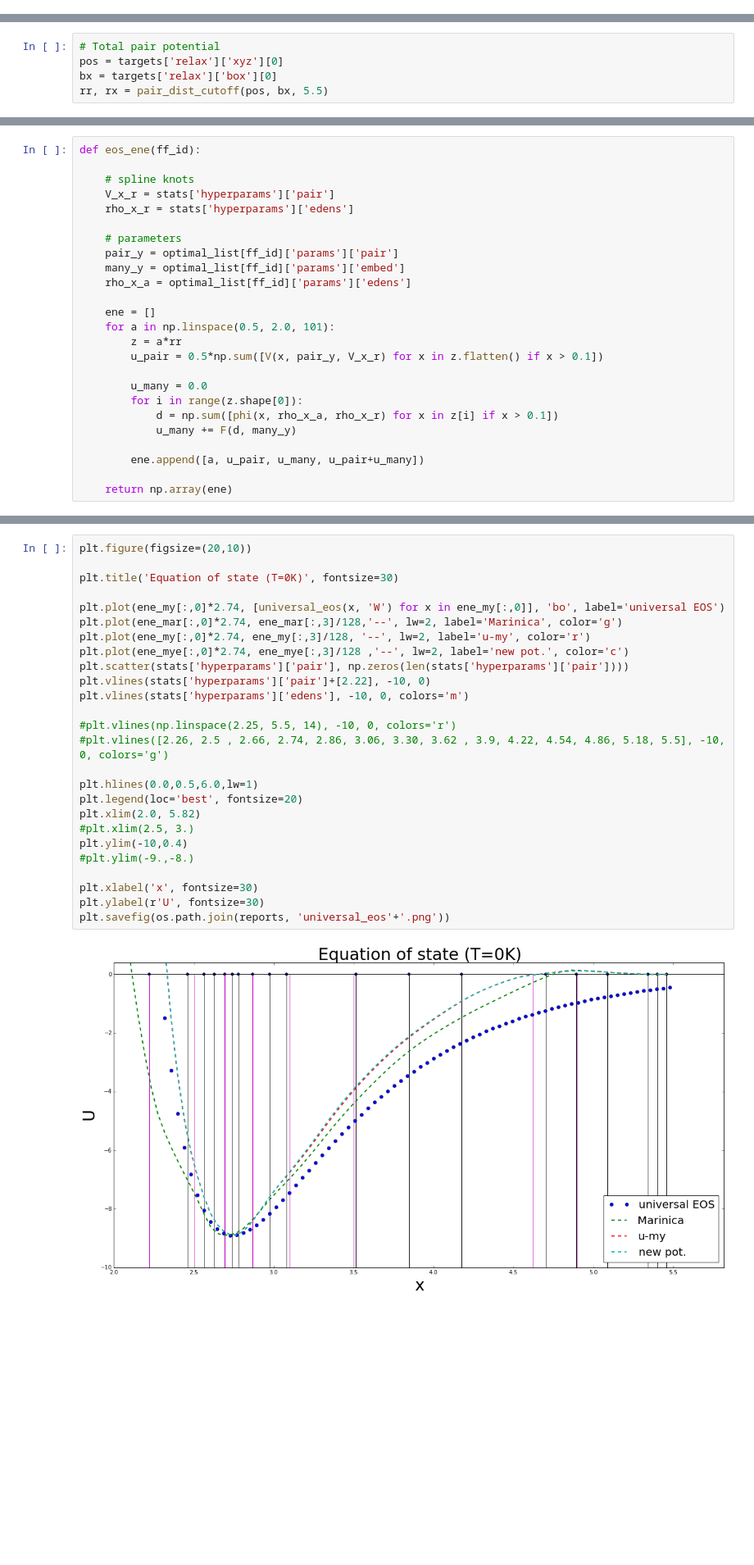
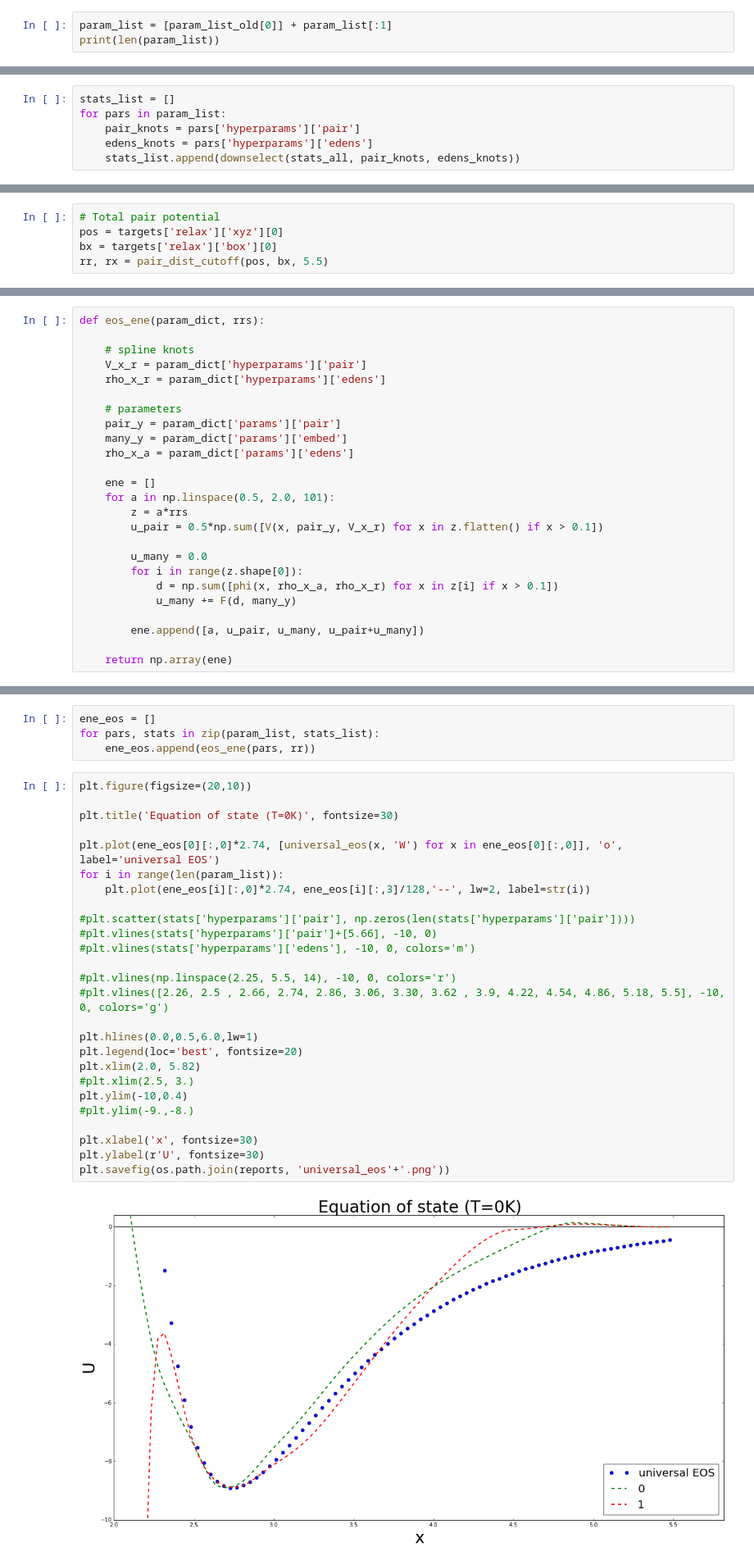
Before and after one commit to vlcekl/eam-models, a Jupyter notebook: notebooks/inspect_and_save.ipynb, the cells around one changed output, grey strips where cells are left out. Shown at 82% size. Cells and saved outputs as stored; diff of their text form; blank space fills up the shorter version.

```diff
--- a/notebooks/inspect_and_save.ipynb
+++ b/notebooks/inspect_and_save.ipynb
@@ -629,0 +42,3 @@ optimal_list
+# %%
+param_list = [param_list_old[0]] + param_list[:1]
+print(len(param_list))
@@ -629,0 +47,6 @@ optimal_list
+# %%
+stats_list = []
+for pars in param_list:
+    pair_knots = pars['hyperparams']['pair']
+    edens_knots = pars['hyperparams']['edens']
+    stats_list.append(downselect(stats_all, pair_knots, edens_knots))
@@ -643,20 +210,20 @@ phi = lambda r, aa, cc: sum([a*(rc - r)**3 for a, rc in zip(aa, cc) if r < rc an
 
 rho = lambda r, aa, kk: sum([a*(rk - r)**3 for a, rk in zip(aa, kk) if r < rk and r > 0.01])
 # %%
-def eos_ene(ff_id):
+def eos_ene(param_dict, rrs):
 
     # spline knots
-    V_x_r = stats['hyperparams']['pair']
-    rho_x_r = stats['hyperparams']['edens']
+    V_x_r = param_dict['hyperparams']['pair']
+    rho_x_r = param_dict['hyperparams']['edens']
 
     # parameters
-    pair_y = optimal_list[ff_id]['params']['pair']
-    many_y = optimal_list[ff_id]['params']['embed']
-    rho_x_a = optimal_list[ff_id]['params']['edens']
+    pair_y = param_dict['params']['pair']
+    many_y = param_dict['params']['embed']
+    rho_x_a = param_dict['params']['edens']
 
     ene = []
     for a in np.linspace(0.5, 2.0, 101):
-        z = a*rr
+        z = a*rrs
         u_pair = 0.5*np.sum([V(x, pair_y, V_x_r) for x in z.flatten() if x > 0.1])
 
         u_many = 0.0
@@ -674,28 +237,32 @@ ene_mye = eos_ene(2)
+# %%
+ene_eos = []
+for pars, stats in zip(param_list, stats_list):
+    ene_eos.append(eos_ene(pars, rr))
 # %%
 plt.figure(figsize=(20,10))
 
 plt.title('Equation of state (T=0K)', fontsize=30)
 
-plt.plot(ene_my[:,0]*2.74, [universal_eos(x, 'W') for x in ene_my[:,0]], 'bo', label='universal EOS')
-plt.plot(ene_mar[:,0]*2.74, ene_mar[:,3]/128,'--', lw=2, label='Marinica', color='g')
-plt.plot(ene_my[:,0]*2.74, ene_my[:,3]/128, '--', lw=2, label='u-my', color='r')
-plt.plot(ene_mye[:,0]*2.74, ene_mye[:,3]/128 ,'--', lw=2, label='new pot.', color='c')
-plt.scatter(stats['hyperparams']['pair'], np.zeros(len(stats['hyperparams']['pair'])))
-plt.vlines(stats['hyperparams']['pair']+[2.22], -10, 0)
-plt.vlines(stats['hyperparams']['edens'], -10, 0, colors='m')
+plt.plot(ene_eos[0][:,0]*2.74, [universal_eos(x, 'W') for x in ene_eos[0][:,0]], 'o', label='universal EOS')
+for i in range(len(param_list)):
+    plt.plot(ene_eos[i][:,0]*2.74, ene_eos[i][:,3]/128,'--', lw=2, label=str(i))
+
+#plt.scatter(stats['hyperparams']['pair'], np.zeros(len(stats['hyperparams']['pair'])))
+#plt.vlines(stats['hyperparams']['pair']+[5.66], -10, 0)
+#plt.vlines(stats['hyperparams']['edens'], -10, 0, colors='m')
 
 #plt.vlines(np.linspace(2.25, 5.5, 14), -10, 0, colors='r')
 #plt.vlines([2.26, 2.5 , 2.66, 2.74, 2.86, 3.06, 3.30, 3.62 , 3.9, 4.22, 4.54, 4.86, 5.18, 5.5], -10, 0, colors='g')
 
 plt.hlines(0.0,0.5,6.0,lw=1)
 plt.legend(loc='best', fontsize=20)
 plt.xlim(2.0, 5.82)
 #plt.xlim(2.5, 3.)
 plt.ylim(-10,0.4)
 #plt.ylim(-9.,-8.)
 
 plt.xlabel('x', fontsize=30)
 plt.ylabel(r'U', fontsize=30)
 plt.savefig(os.path.join(reports, 'universal_eos'+'.png'))
 # %% [output]
-[figure, old version]
+[figure, new version]
```
Also changed, not shown: parts of 44 cells of this notebook, 37 other files.
